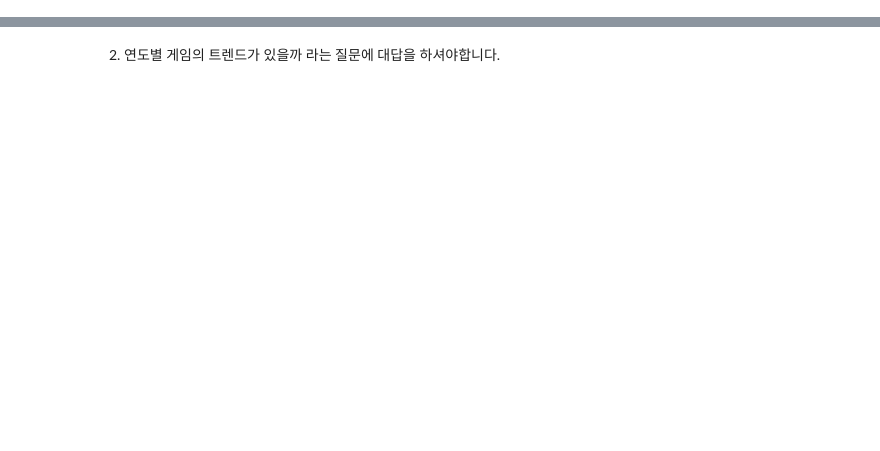
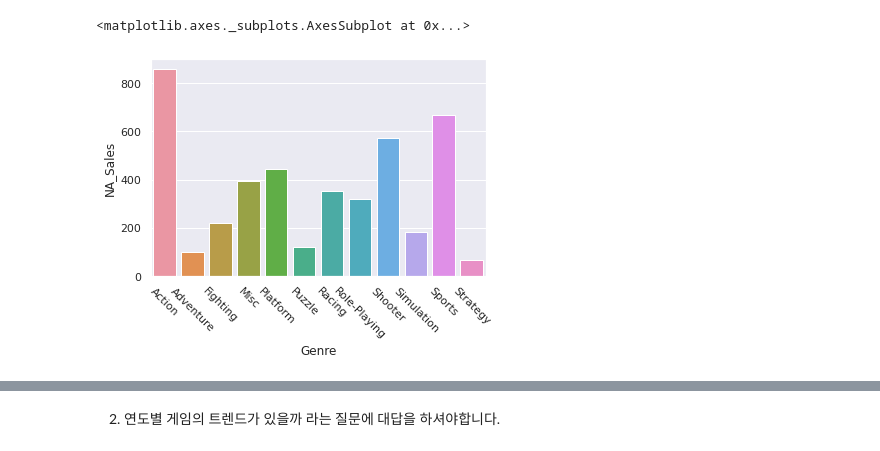
Before and after one commit to theplace75/Section_project1, a Jupyter notebook: Untitled1.ipynb, the cells around one changed output, grey strips where cells are left out. Cells and saved outputs as stored; diff of their text form; code cells hidden in the pictures; blank space fills up the shorter version.

```diff
--- a/Untitled1.ipynb
+++ b/Untitled1.ipynb
@@ -52,0 +190,20 @@ df1 #장르가 결측치?
+# %%
+import matplotlib.pyplot as plt
+import seaborn as sns
+df_genre = df.groupby(by=['Genre'])['All_Sales'].sum() # 전 대륙 선호하는 게임 장르
+df_genre = df_genre.reset_index()
+
+df_genre_na = df.groupby(by=['Genre'])['NA_Sales'].sum() # 북미 선호하는 게임 장르
+df_genre_na = df_genre_na.reset_index()
+
+df_genre_eu = df.groupby(by=['Genre'])['EU_Sales'].sum() # 유럽 선호하는 게임 장르
+df_genre_eu = df_genre_eu.reset_index()
+
+df_genre_jp = df.groupby(by=['Genre'])['JP_Sales'].sum() # 일본 선호하는 게임 장르
+df_genre_jp = df_genre_jp.reset_index()
+
+df_genre_ot = df.groupby(by=['Genre'])['Other_Sales'].sum() # 일본 선호하는 게임 장르
+df_genre_ot = df_genre_ot.reset_index()
+
+df_genre = df_genre.combine_first(df_genre_na).combine_first(df_genre_eu).combine_first(df_genre_jp).combine_first(df_genre_ot)
+df_genre = df_genre.set_index("Genre")
@@ -52,0 +215,6 @@ df1 #장르가 결측치?
+# %%
+plt.xticks(rotation = - 45 )
+sns.barplot(data=df_genre_na, x="Genre", y="NA_Sales")
+# %% [output]
+<matplotlib.axes._subplots.AxesSubplot at 0x...>
+[figure, added]
```
Also changed, not shown: parts of 30 cells of this notebook.
